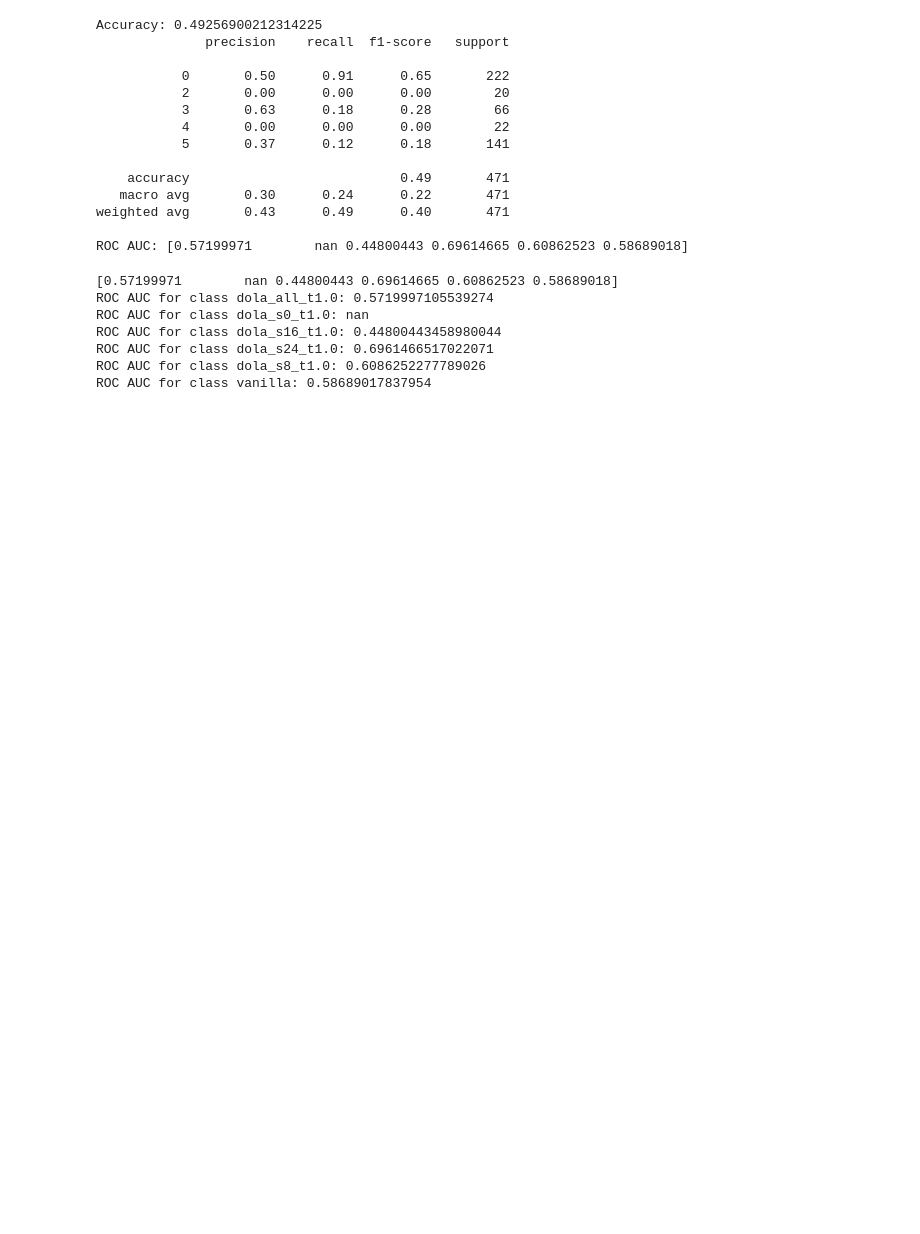
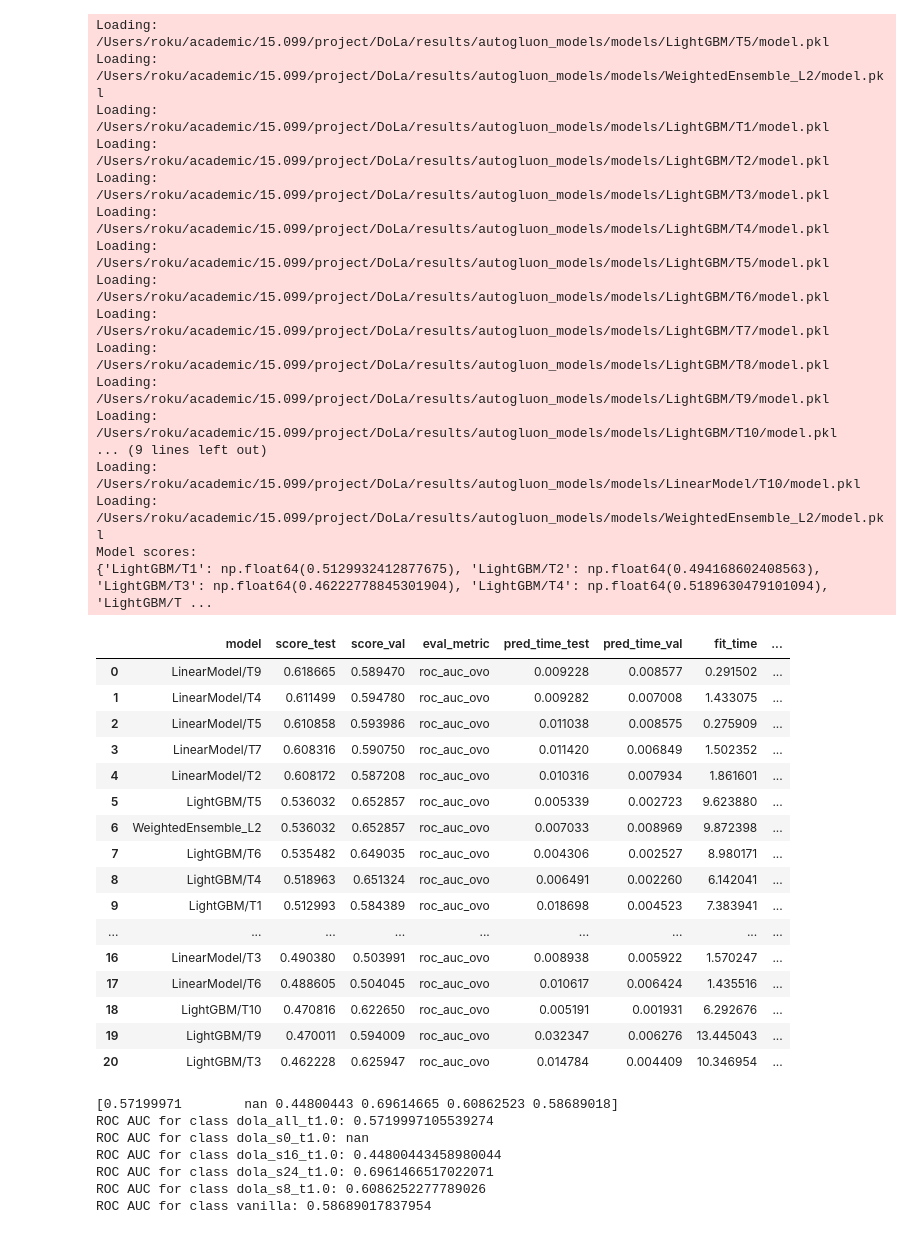
Before and after one commit to josephine-situ/DoLa, a Jupyter notebook: model_scratch.ipynb, the cells around one changed output. Saved outputs shown, nothing was run; the diff lists cells and outputs as text; code cells hidden in the pictures; blank space fills up the shorter version.

Commit message:
added autogluon script

```diff
--- a/model_scratch.ipynb
+++ b/model_scratch.ipynb
@@ -125,30 +295,52 @@ TabPFNClassifier()
 # %%
 from sklearn.metrics import accuracy_score, classification_report, roc_auc_score
 
 # evaluate model just in terms of accuracy/roc in predicting best decoding strategy
 # y_pred = model.predict(X_test)
 # y_pred_proba = model.predict_proba(X_test)
 
-y_pred_proba = model.predict_proba(X_test)
-y_pred = y_pred_proba.argmax(axis=1)
-print(f"Accuracy: {accuracy_score(y_test, y_pred)}")
-print(classification_report(y_test, y_pred))
-print(f"ROC AUC: {roc_auc_score(y_test, y_pred_proba, multi_class='ovr', labels=np.arange(len(df_dict)), average=None)}")
+y_pred_proba = predictor.predict_proba(X_test)
+y_pred = y_pred_proba.values.argmax(axis=1)
+# print(f"Accuracy: {accuracy_score(y_test, y_pred)}")
+# print(classification_report(y_test, y_pred))
+# print(f"ROC AUC: {roc_auc_score(y_test, y_pred_proba, multi_class='ovr', labels=np.arange(len(df_dict)), average=None)}")
+
+predictor.leaderboard(test_data, silent=True)
 # %% [output]
-Accuracy: 0.49256900212314225
-              precision    recall  f1-score   support
-
-           0       0.50      0.91      0.65       222
-           2       0.00      0.00      0.00        20
-           3       0.63      0.18      0.28        66
-           4       0.00      0.00      0.00        22
-           5       0.37      0.12      0.18       141
-
-    accuracy                           0.49       471
-   macro avg       0.30      0.24      0.22       471
-weighted avg       0.43      0.49      0.40       471
-
-ROC AUC: [0.57199971        nan 0.44800443 0.69614665 0.60862523 0.58689018]
+Loading: /Users/roku/academic/15.099/project/DoLa/results/autogluon_models/models/LightGBM/T5/model.pkl
+Loading: /Users/roku/academic/15.099/project/DoLa/results/autogluon_models/models/WeightedEnsemble_L2/model.pkl
+Loading: /Users/roku/academic/15.099/project/DoLa/results/autogluon_models/models/LightGBM/T1/model.pkl
+Loading: /Users/roku/academic/15.099/project/DoLa/results/autogluon_models/models/LightGBM/T2/model.pkl
+Loading: /Users/roku/academic/15.099/project/DoLa/results/autogluon_models/models/LightGBM/T3/model.pkl
+Loading: /Users/roku/academic/15.099/project/DoLa/results/autogluon_models/models/LightGBM/T4/model.pkl
+Loading: /Users/roku/academic/15.099/project/DoLa/results/autogluon_models/models/LightGBM/T5/model.pkl
+Loading: /Users/roku/academic/15.099/project/DoLa/results/autogluon_models/models/LightGBM/T6/model.pkl
+Loading: /Users/roku/academic/15.099/project/DoLa/results/autogluon_models/models/LightGBM/T7/model.pkl
+Loading: /Users/roku/academic/15.099/project/DoLa/results/autogluon_models/models/LightGBM/T8/model.pkl
+Loading: /Users/roku/academic/15.099/project/DoLa/results/autogluon_models/models/LightGBM/T9/model.pkl
+Loading: /Users/roku/academic/15.099/project/DoLa/results/autogluon_models/models/LightGBM/T10/model.pkl
+... (9 lines left out)
+Loading: /Users/roku/academic/15.099/project/DoLa/results/autogluon_models/models/LinearModel/T10/model.pkl
+Loading: /Users/roku/academic/15.099/project/DoLa/results/autogluon_models/models/WeightedEnsemble_L2/model.pkl
+Model scores:
+{'LightGBM/T1': np.float64(0.5129932412877675), 'LightGBM/T2': np.float64(0.494168602408563), 'LightGBM/T3': np.float64(0.46222778845301904), 'LightGBM/T4': np.float64(0.5189630479101094), 'LightGBM/T ...
+|  | model | score_test | score_val | eval_metric | pred_time_test | pred_time_val | fit_time | ... |
+| 0 | LinearModel/T9 | 0.618665 | 0.589470 | roc_auc_ovo | 0.009228 | 0.008577 | 0.291502 | ... |
+| 1 | LinearModel/T4 | 0.611499 | 0.594780 | roc_auc_ovo | 0.009282 | 0.007008 | 1.433075 | ... |
+| 2 | LinearModel/T5 | 0.610858 | 0.593986 | roc_auc_ovo | 0.011038 | 0.008575 | 0.275909 | ... |
+| 3 | LinearModel/T7 | 0.608316 | 0.590750 | roc_auc_ovo | 0.011420 | 0.006849 | 1.502352 | ... |
+| 4 | LinearModel/T2 | 0.608172 | 0.587208 | roc_auc_ovo | 0.010316 | 0.007934 | 1.861601 | ... |
+| 5 | LightGBM/T5 | 0.536032 | 0.652857 | roc_auc_ovo | 0.005339 | 0.002723 | 9.623880 | ... |
+| 6 | WeightedEnsemble_L2 | 0.536032 | 0.652857 | roc_auc_ovo | 0.007033 | 0.008969 | 9.872398 | ... |
+| 7 | LightGBM/T6 | 0.535482 | 0.649035 | roc_auc_ovo | 0.004306 | 0.002527 | 8.980171 | ... |
+| 8 | LightGBM/T4 | 0.518963 | 0.651324 | roc_auc_ovo | 0.006491 | 0.002260 | 6.142041 | ... |
+| 9 | LightGBM/T1 | 0.512993 | 0.584389 | roc_auc_ovo | 0.018698 | 0.004523 | 7.383941 | ... |
+| ... | ... | ... | ... | ... | ... | ... | ... | ... |
+| 16 | LinearModel/T3 | 0.490380 | 0.503991 | roc_auc_ovo | 0.008938 | 0.005922 | 1.570247 | ... |
+| 17 | LinearModel/T6 | 0.488605 | 0.504045 | roc_auc_ovo | 0.010617 | 0.006424 | 1.435516 | ... |
+| 18 | LightGBM/T10 | 0.470816 | 0.622650 | roc_auc_ovo | 0.005191 | 0.001931 | 6.292676 | ... |
+| 19 | LightGBM/T9 | 0.470011 | 0.594009 | roc_auc_ovo | 0.032347 | 0.006276 | 13.445043 | ... |
+| 20 | LightGBM/T3 | 0.462228 | 0.625947 | roc_auc_ovo | 0.014784 | 0.004409 | 10.346954 | ... |
 # %%
 #roc ovr per class:
 roc_auc = roc_auc_score(y_test, y_pred_proba, multi_class='ovr', labels=np.arange(len(df_dict)), average=None)
```
Also changed, not shown: parts of 11 cells of this notebook, 37 other files.
